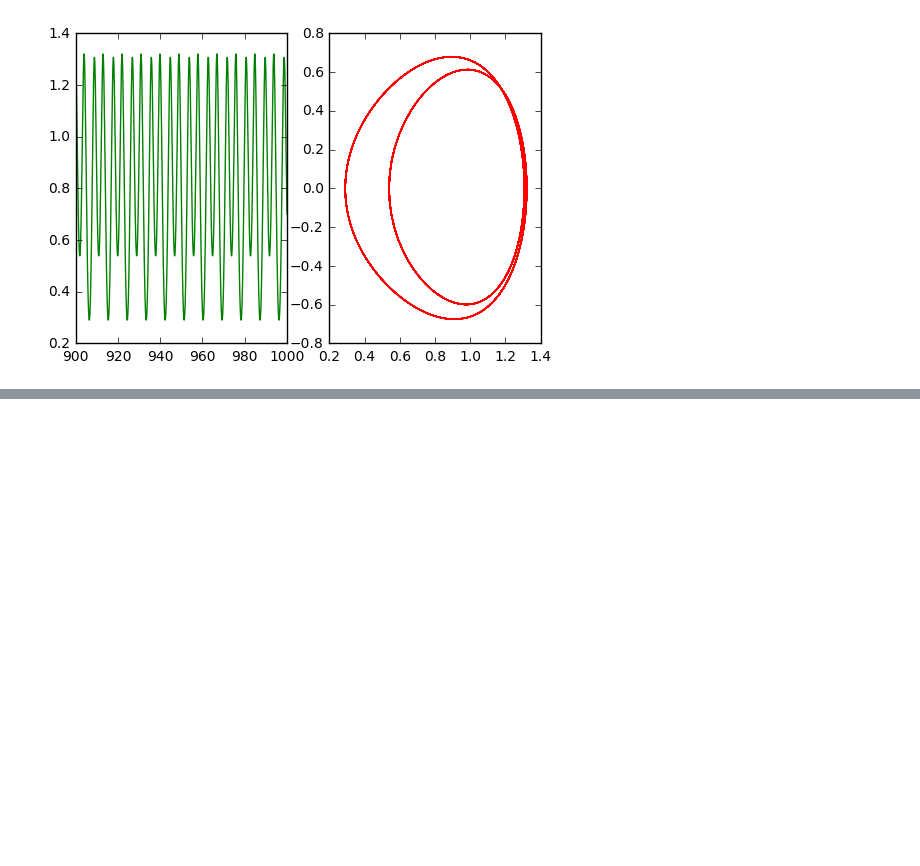
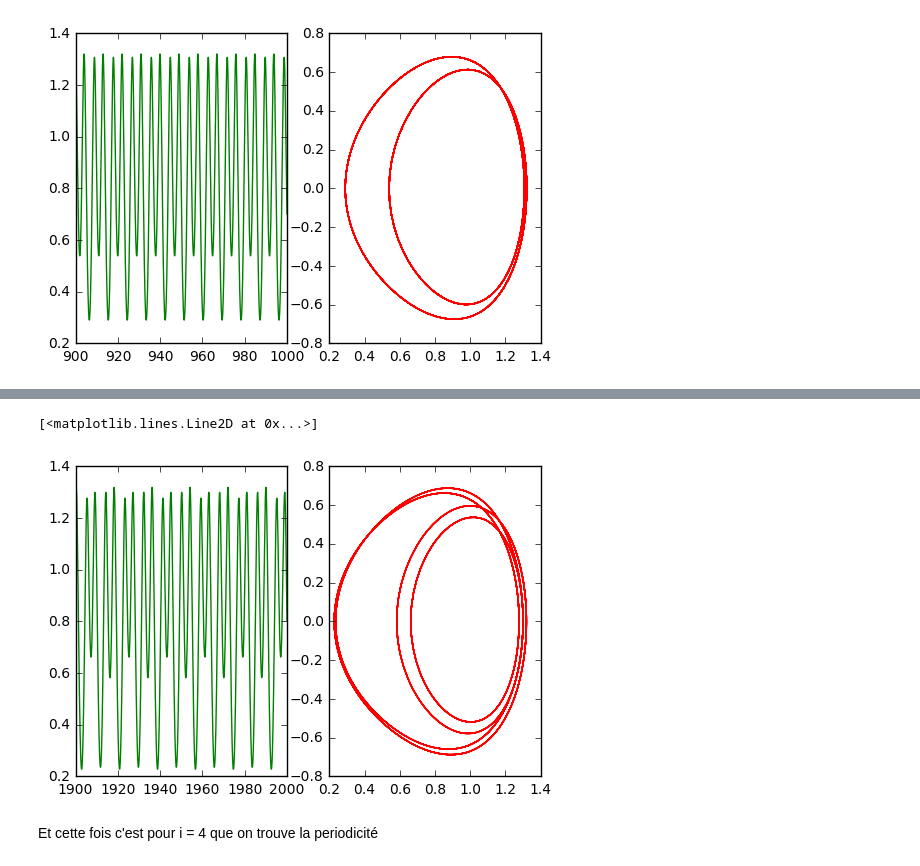
Before and after one commit to DiegoAsterio/equa-diff-3M236, a Jupyter notebook: 3M236_projet.ipynb, the cells around one changed output, grey strips where cells are left out. Saved outputs shown, nothing was run; the diff lists cells and outputs as text; code cells hidden in the pictures; blank space fills up the shorter version.

```diff
--- a/3M236_projet.ipynb
+++ b/3M236_projet.ipynb
@@ -420,0 +455,21 @@ plt.plot(ug900,vg900,color = 'red')
+# %%
+F = 0.338
+omega = 1.4
+T = 2000
+f = lambda x,t:np.array([x[1], x[0] - x[0]*x[0]*x[0] -0.1*x[1] + F*math.cos(omega*t)])
+t_, x_ = EDO.RK23(0.1,[0.5,0],0.1,0.01,T,0.0001,f) #Librerie EDO dans le même directoire que ce projet
+u = [x[0] for x in x_]
+v = [x[1] for x in x_]
+# %%
+tg900, ug900, vg900 = EDO.separate_solutions(t_,u,v,1900,2000)
+
+plt.subplot(121)
+plt.plot(tg900,ug900,color = 'green')
+
+plt.subplot(122)
+plt.plot(ug900,vg900,color = 'red')
+# %% [output]
+[<matplotlib.lines.Line2D at 0x...>]
+[figure, added]
+# %% [markdown]
+Et cette fois c'est pour i = 4 que on trouve la periodicité
```
Also changed, not shown: parts of 15 cells of this notebook.
